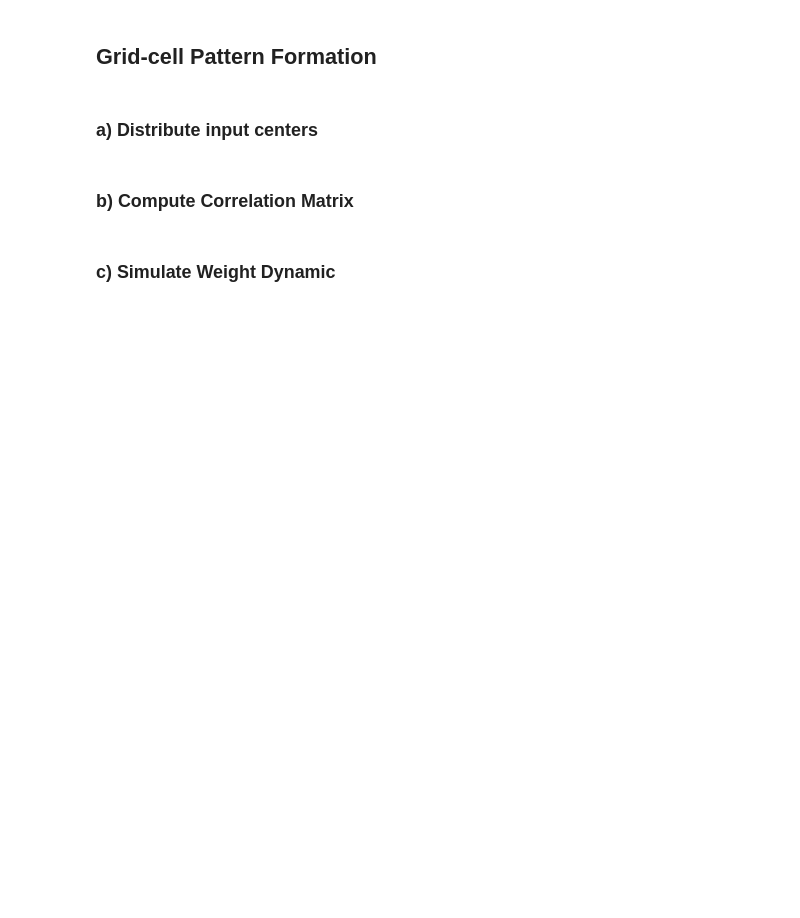
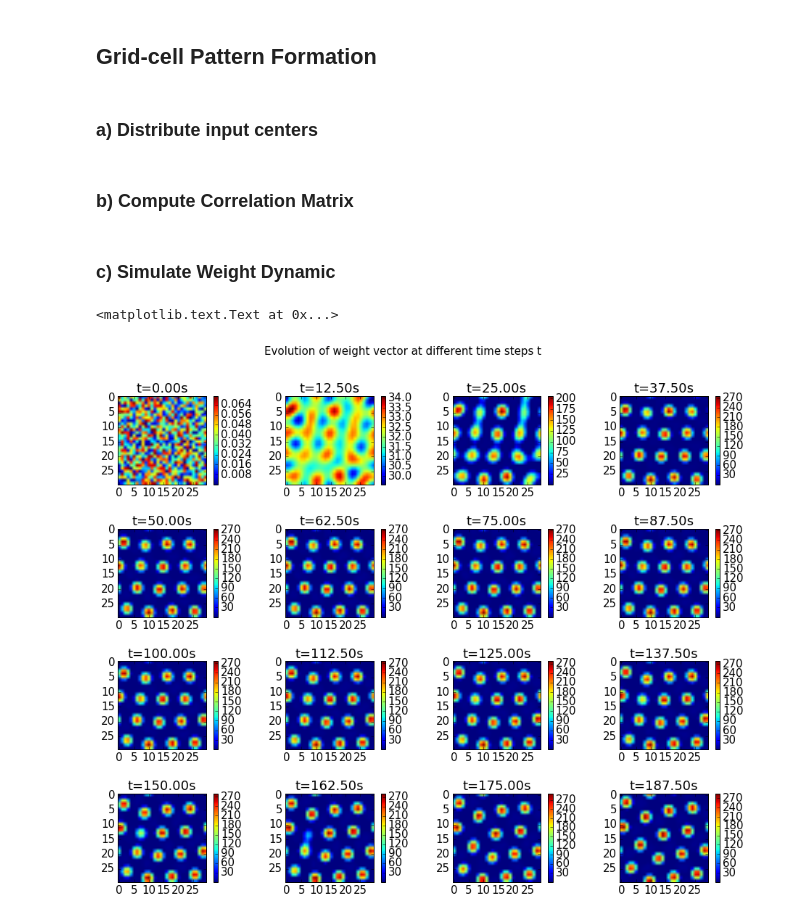
Before and after one commit to kashefy/grk_kempter_episodic_mem, a Jupyter notebook: grk_kempter_episodic_mem.ipynb, the cells around one changed output. Cells and saved outputs as stored; diff of their text form; code cells hidden in the pictures; blank space fills up the shorter version.

```diff
--- a/grk_kempter_episodic_mem.ipynb
+++ b/grk_kempter_episodic_mem.ipynb
@@ -117,7 +118,7 @@ centers = np.array([x.ravel(), y.ravel()]).T
 ### b) Compute Correlation Matrix
 # %%
 def pdist(x1, x2, y1, y2, L):
-
+    """ Compute periodic distance"""
     dx = np.abs(x1-x2)
     x_p = min(dx, L-dx)
     dy = np.abs(y1-y2)
@@ -135,23 +136,32 @@ for i in xrange(N):
 # %%
 w_avg = B/(a-np.sum(c)/N)
 w = np.random.rand(N) * 2. * w_avg
 time_ = np.arange(0, T, dt)
-t_plot = np.linspace(0, T, num=7) # time steps at which to plot weight vector
 
-t_plot_idx = 1
+t_plot = time_[np.linspace(0, len(time_), num=16, endpoint=False, dtype='int')] # time steps at which to plot weight vector
+gs = gridspec.GridSpec(int(np.sqrt(len(t_plot))), int(np.sqrt(len(t_plot))))
+gs.update(hspace=0.5, wspace=0.15)
+plt.figure(figsize=(16, 12))
+
+w2 = np.copy(w)
+
+t_plot_idx = 0
 for t in time_:
+    if t_plot_idx < len(t_plot) and t == t_plot[t_plot_idx]:
+        plt.subplot(gs[t_plot_idx])
+        plt.imshow(np.reshape(np.copy(w), (int(np.sqrt(N)), int(np.sqrt(N)))))
+        plt.title('t=%.2fs' % (t,))
+        plt.colorbar()
+        t_plot_idx += 1
+
     w_t = np.copy(w)
     for i in xrange(N):
         w[i] = w_t[i] + dt/tau * (-a*w_t[i] + np.sum(c[i] * w_t + B))
     w = np.abs(w)
-
-    if t == t_plot[t_plot_idx-1]:
-        plt.subplot(int(np.sqrt(len(t_plot))), int(np.sqrt(len(t_plot))), t_plot_idx)
-        t_plot_idx += 1
-        plt.imshow(np.reshape(w, (int(np.sqrt(N)), int(np.sqrt(N)))))
-        plt.title('at t=%.3f' % (t,))
-
-plt.suptitle('Evolution of weight vector')
+plt.suptitle('Evolution of weight vector at different time steps t')
+# %% [output]
+<matplotlib.text.Text at 0x...>
+[figure, added]
 # %%
 plt.imshow(np.reshape(w, (int(np.sqrt(N)), int(np.sqrt(N)))))
 plt.title('Final weight vector')
```
Also changed, not shown: parts of 5 cells of this notebook.
